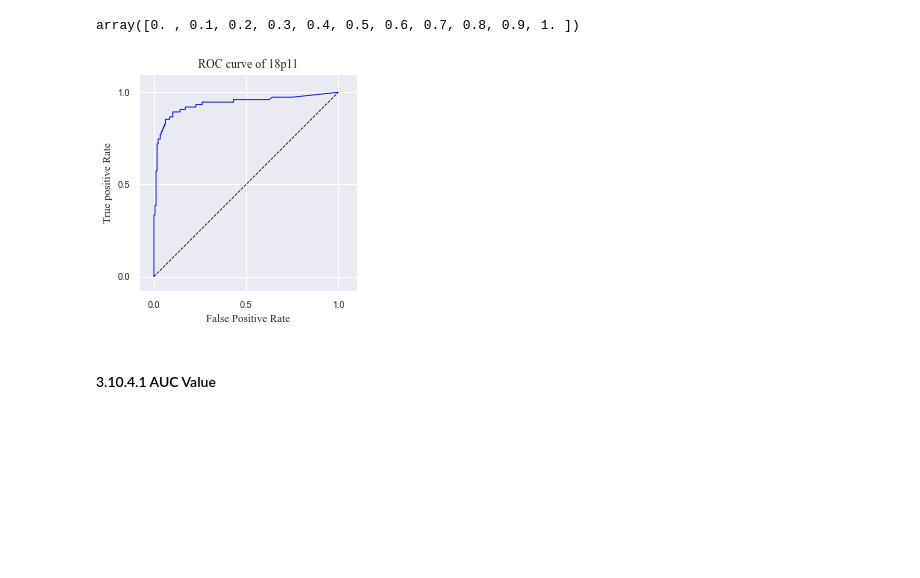
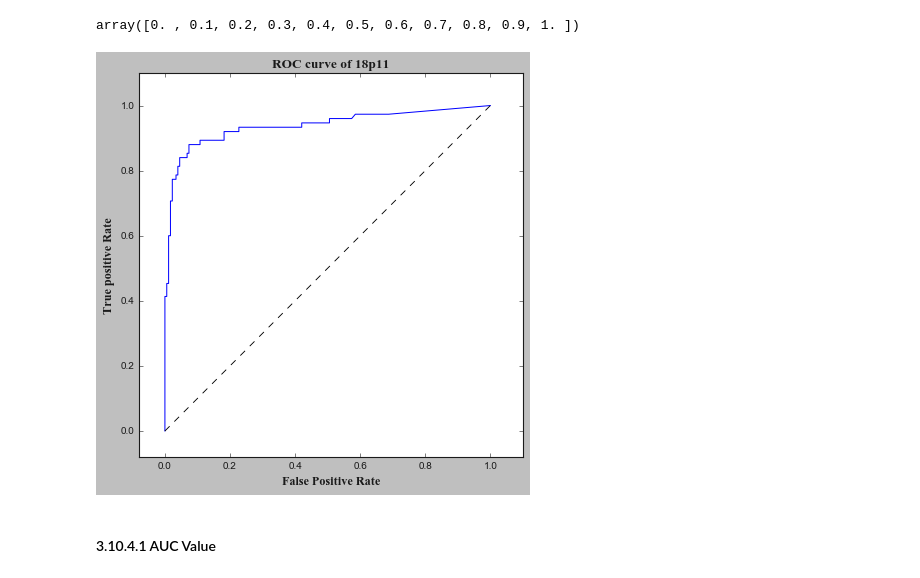
Before and after one commit to YangChuan80/MachineLearning, a Jupyter notebook: KaryotypingPinnacle/CNN/CNN_Chr_18p11_deletion/Integrated_ROC.ipynb, the cells around one changed output. Saved outputs shown, nothing was run; the diff lists cells and outputs as text; code cells hidden in the pictures; blank space fills up the shorter version.

Commit message:
Plot Update

```diff
--- a/KaryotypingPinnacle/CNN/CNN_Chr_18p11_deletion/Integrated_ROC.ipynb
+++ b/KaryotypingPinnacle/CNN/CNN_Chr_18p11_deletion/Integrated_ROC.ipynb
@@ -263,25 +265,26 @@ x
 array([0. , 0.1, 0.2, 0.3, 0.4, 0.5, 0.6, 0.7, 0.8, 0.9, 1. ])
 # %%
 fig = plt.figure()
+plt.style.use('classic')
 ax = fig.add_subplot(111)
 
 plt.plot(fpr, tpr, color='blue', linewidth=0.9)
 
 plt.plot(x, y, '--', color='black', linewidth=0.8)
 
 plt.title('ROC curve of 18p11', fontsize=12, fontname = 'Times New Roman')
 plt.xlabel('False Positive Rate', fontsize=11, fontname = 'Times New Roman')
 plt.ylabel('True positive Rate', fontsize=11, fontname = 'Times New Roman')
 ax.set_aspect('equal', adjustable='box')
 plt.xlim(-0.08, 1.1)
 plt.ylim(-0.08, 1.1)
 plt.xticks(fontsize=9, fontname = 'Arial')
 plt.yticks(fontsize=9, fontname = 'Arial')
 
 plt.savefig('ROC_Curve_Combination.png', dpi=400)
 plt.show()
 # %% [output]
-[figure, old version]
+[figure, new version]
 # %% [markdown]
 #### 3.10.4.1 AUC Value
 # %%
```
Also changed, not shown: parts of 15 cells of this notebook, 7 other files.
